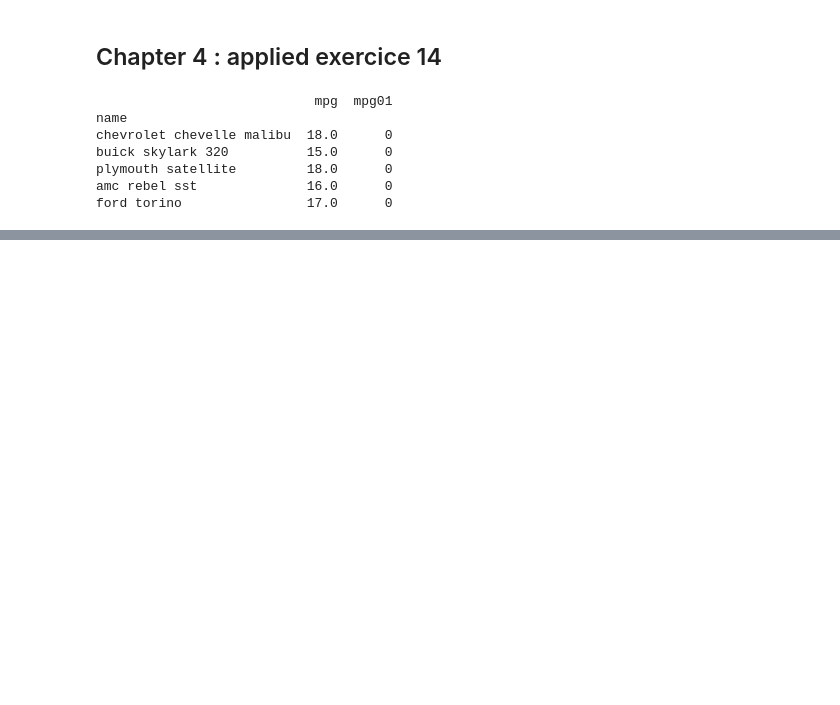
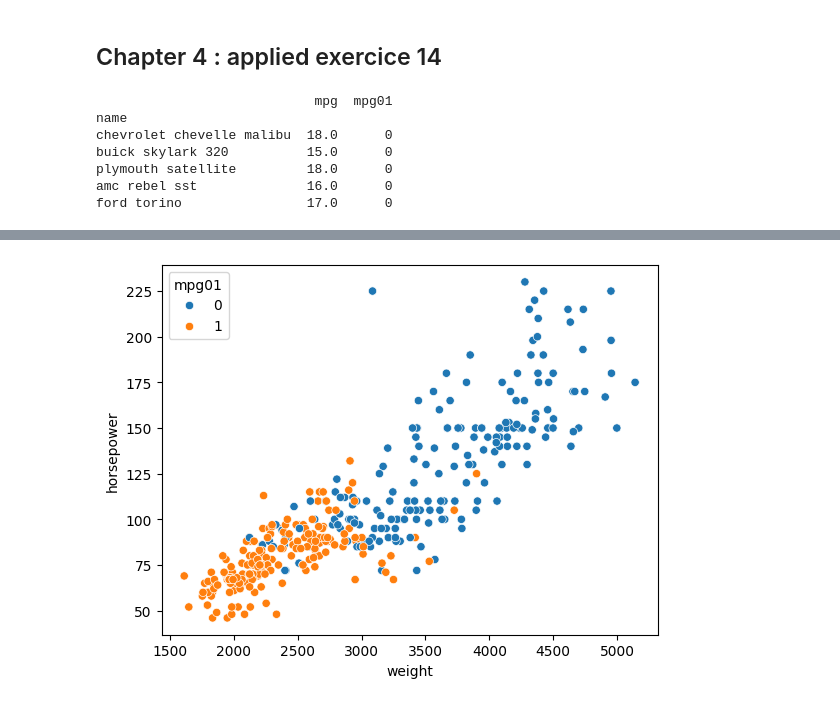
Before and after one commit to lekoundanmgedeon/machinelearning-islp, a Jupyter notebook: assignements/A1_ML/A1_ml.ipynb, the cells around one changed output, grey strips where cells are left out. Drawn from its saved outputs; the diff is of its cells as text; code cells hidden in the pictures; blank space fills up the shorter version.

```diff
--- a/assignements/A1_ML/A1_ml.ipynb
+++ b/assignements/A1_ML/A1_ml.ipynb
@@ -327,0 +492,5 @@ print("Test set:", X_test.shape, y_test.shape)
+# %%
+sns.scatterplot(x="weight", y="horsepower", hue="mpg01", data=auto)
+plt.show()
+# %% [output]
+[figure, added]
```
Also changed, not shown: parts of 39 cells of this notebook.
